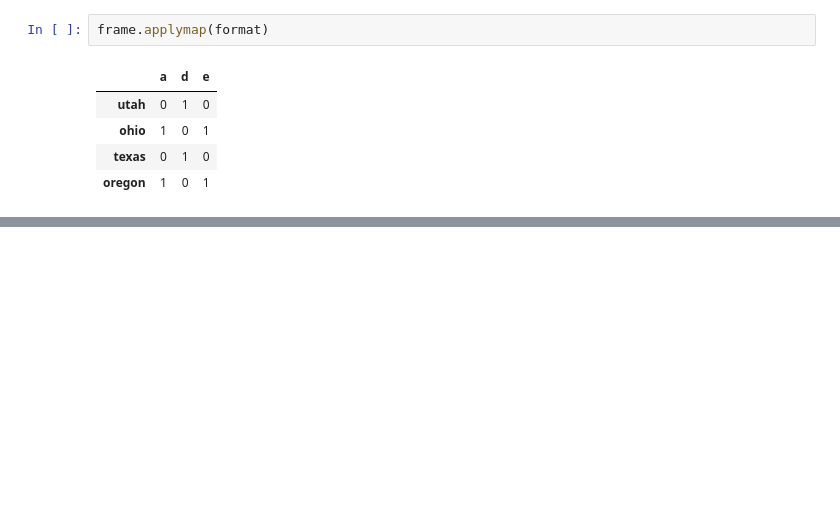
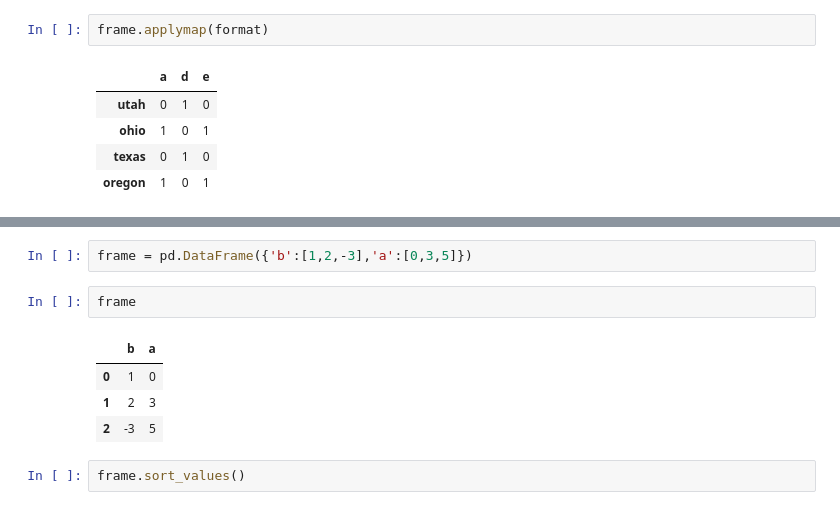
Before and after one commit to Iswaqasahmed/Pandas, a Jupyter notebook: pandas.ipynb, the cells around one changed output, grey strips where cells are left out. Cells and saved outputs as stored; diff of their text form; blank space fills up the shorter version.

```diff
--- a/pandas.ipynb
+++ b/pandas.ipynb
@@ -1024,0 +1063,11 @@ Name: e, dtype: int64
+# %%
+frame = pd.DataFrame({'b':[1,2,-3],'a':[0,3,5]})
+# %%
+frame
+# %% [output]
+|  | b | a |
+| 0 | 1 | 0 |
+| 1 | 2 | 3 |
+| 2 | -3 | 5 |
+# %%
+frame.sort_values()
```
Also changed, not shown: parts of 14 cells of this notebook.
